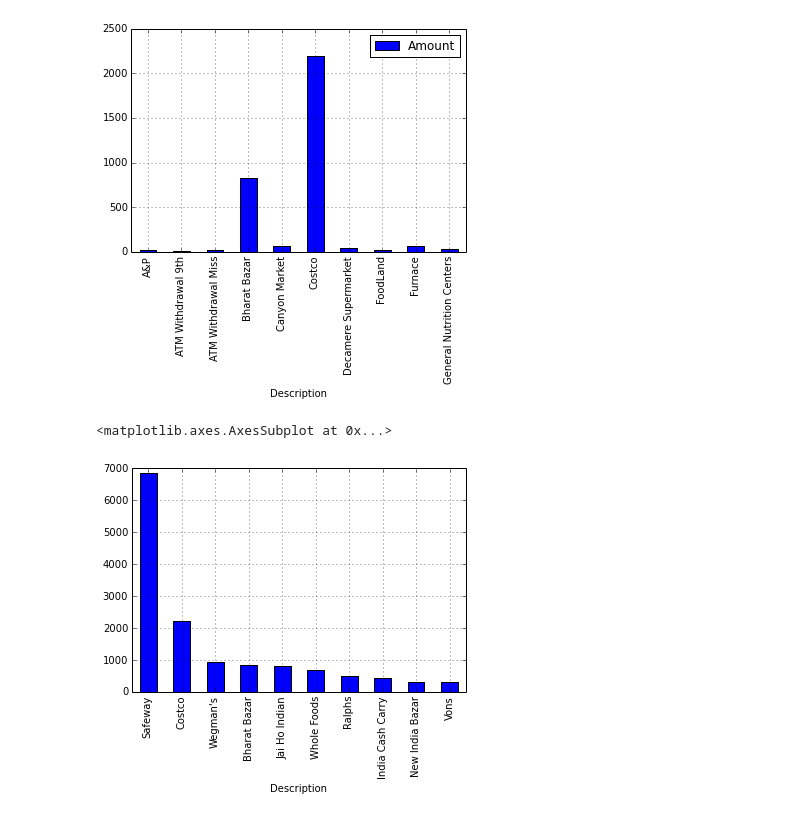
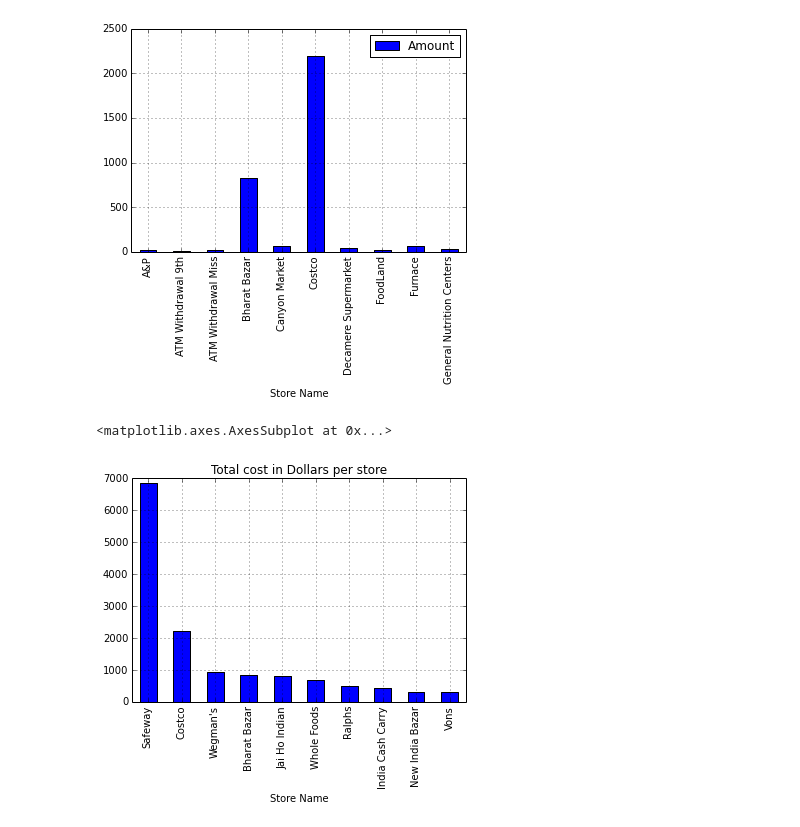
Before and after one commit to kapild/datascience, a Jupyter notebook: shopping/shopping.ipynb, the cells around one changed output. Drawn from its saved outputs; the diff is of its cells as text; code cells hidden in the pictures.

```diff
--- a/shopping/shopping.ipynb
+++ b/shopping/shopping.ipynb
@@ -65,5 +65,5 @@ business_thresh.plot(kind='bar')
 # %%
-business_group = rows.groupby("Description")
+business_group = rows.groupby("Store Name")
 # %%
 business_group[["Amount"]].sum()[:10].plot(kind='bar')
 # %% [output]
@@ -91,8 +91,8 @@ def f(df, column, func, n=5):
 # %%
 top3segments = sum(business_group, column='Amount', n=10)
 
-top3segments.plot(kind='bar')
+top3segments.plot(kind='bar', title="Total cost in Dollars per store")
 # %% [output]
 <matplotlib.axes.AxesSubplot at 0x...>
-[figure, old version]
+[figure, new version]
 # %%
```
Also changed, not shown: parts of 7 cells of this notebook.
